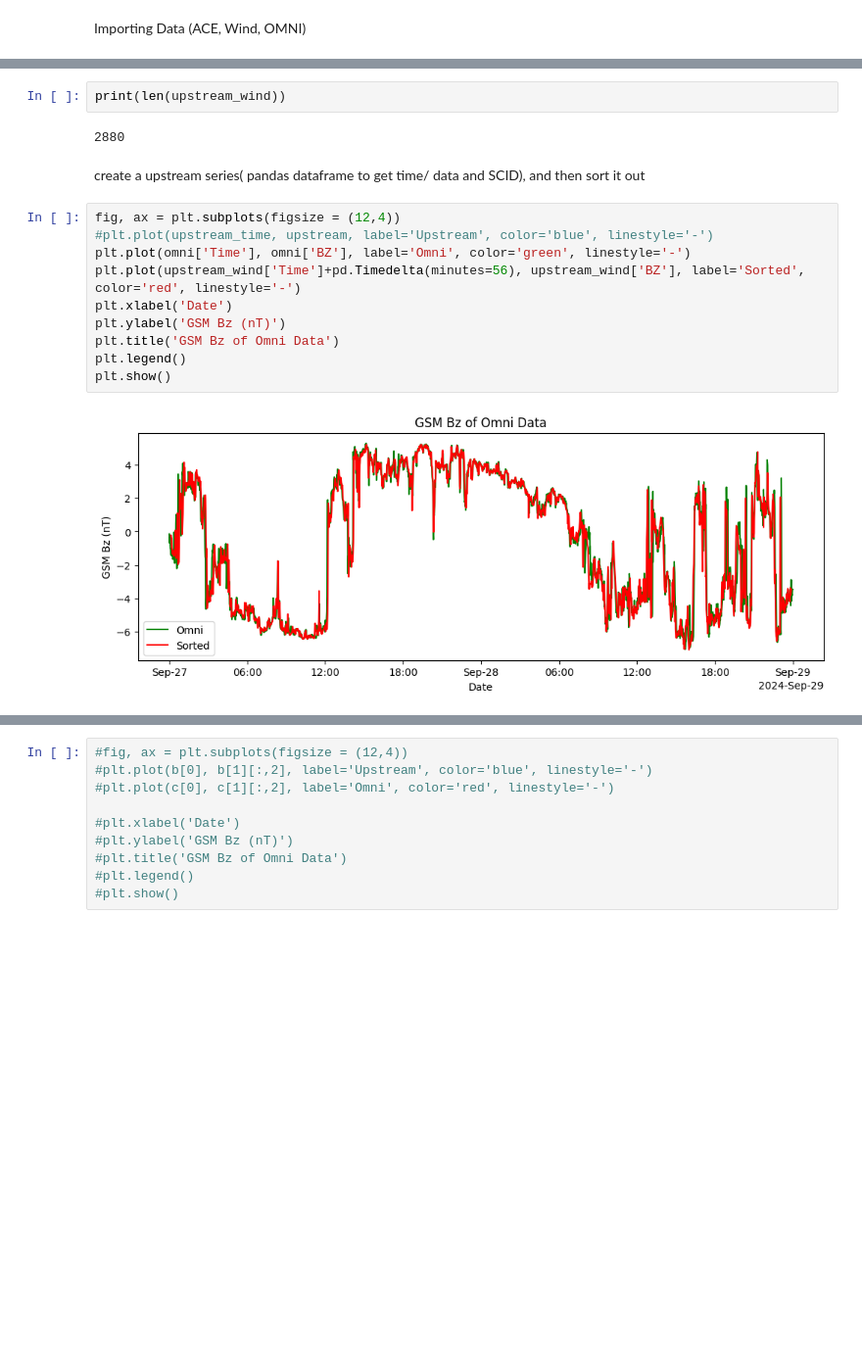
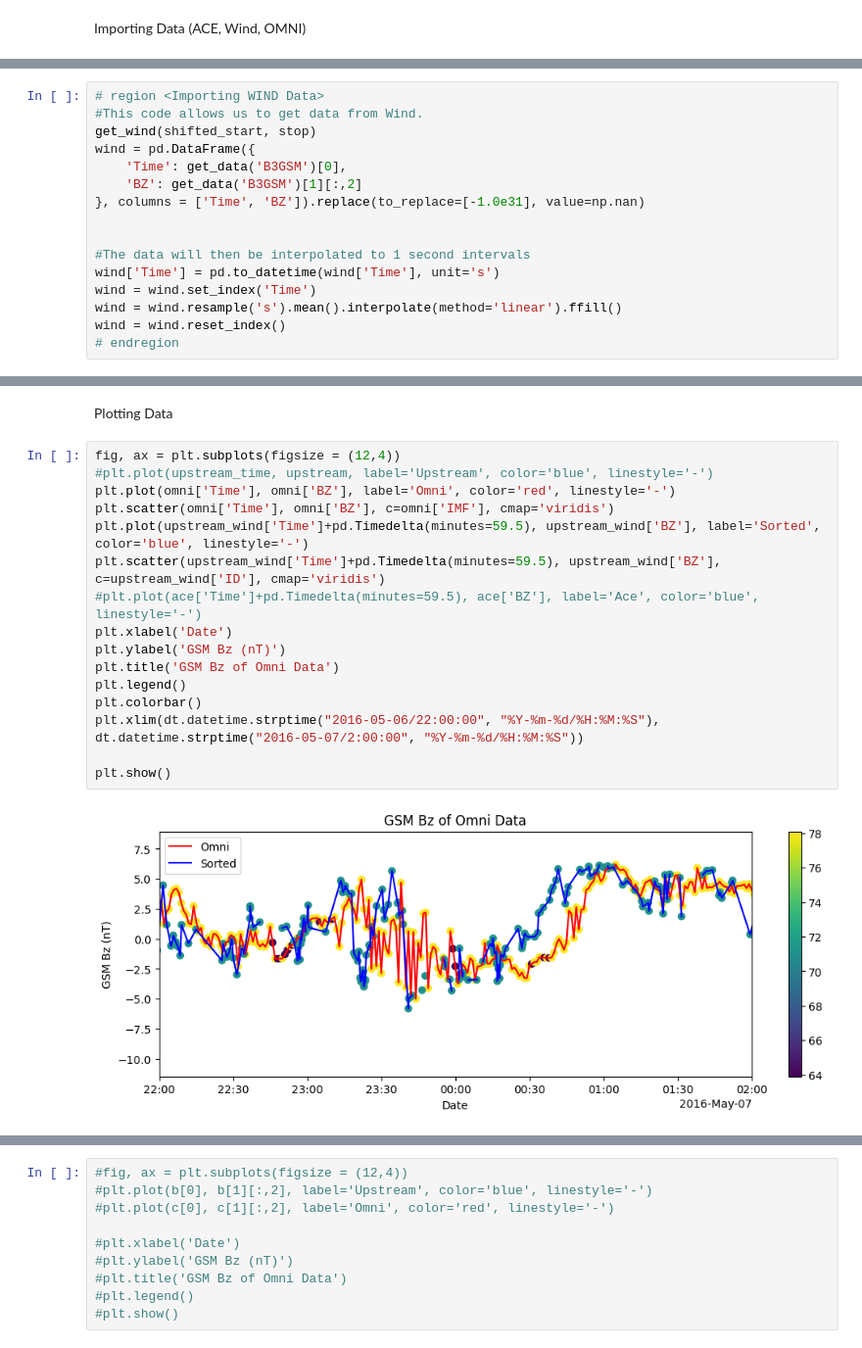
Before and after one commit to brianli755/L1_Prop, a Jupyter notebook: WindOrAce.ipynb, the cells around one changed output, grey strips where cells are left out. Shown: that part at 98% size. Saved outputs shown, nothing was run; the diff lists cells and outputs as text; blank space fills up the shorter version.

Commit message:
Cleaned up data, and added comments

```diff
--- a/WindOrAce.ipynb
+++ b/WindOrAce.ipynb
@@ -156,0 +120,16 @@ Name: Time, Length: 179998, dtype: datetime64[ns]
+# %%
+# region <Importing WIND Data>
+#This code allows us to get data from Wind.
+get_wind(shifted_start, stop)
+wind = pd.DataFrame({
+    'Time': get_data('B3GSM')[0],
+    'BZ': get_data('B3GSM')[1][:,2]
+}, columns = ['Time', 'BZ']).replace(to_replace=[-1.0e31], value=np.nan)
+
+
+#The data will then be interpolated to 1 second intervals
+wind['Time'] = pd.to_datetime(wind['Time'], unit='s')
+wind = wind.set_index('Time')
+wind = wind.resample('s').mean().interpolate(method='linear').ffill()
+wind = wind.reset_index()
+# endregion
@@ -188,21 +202,23 @@ avg_ts = pd.to_timedelta(pd.Series(shift)).mean()
-# %%
-print(len(upstream_wind))
-# %% [output]
-2880
-# %% [markdown]
-create a upstream series( pandas dataframe to get time/ data and SCID), and then sort it out
+# %% [markdown]
+Plotting Data
 # %%
 fig, ax = plt.subplots(figsize = (12,4))
 #plt.plot(upstream_time, upstream, label='Upstream', color='blue', linestyle='-')
-plt.plot(omni['Time'], omni['BZ'], label='Omni', color='green', linestyle='-')
-plt.plot(upstream_wind['Time']+pd.Timedelta(minutes=56), upstream_wind['BZ'], label='Sorted', color='red', linestyle='-')
+plt.plot(omni['Time'], omni['BZ'], label='Omni', color='red', linestyle='-')
+plt.scatter(omni['Time'], omni['BZ'], c=omni['IMF'], cmap='viridis')
+plt.plot(upstream_wind['Time']+pd.Timedelta(minutes=59.5), upstream_wind['BZ'], label='Sorted', color='blue', linestyle='-')
+plt.scatter(upstream_wind['Time']+pd.Timedelta(minutes=59.5), upstream_wind['BZ'], c=upstream_wind['ID'], cmap='viridis')
+#plt.plot(ace['Time']+pd.Timedelta(minutes=59.5), ace['BZ'], label='Ace', color='blue', linestyle='-')
 plt.xlabel('Date')
 plt.ylabel('GSM Bz (nT)')
 plt.title('GSM Bz of Omni Data')
 plt.legend()
+plt.colorbar()
+plt.xlim(dt.datetime.strptime("2016-05-06/22:00:00", "%Y-%m-%d/%H:%M:%S"), dt.datetime.strptime("2016-05-07/2:00:00", "%Y-%m-%d/%H:%M:%S"))
+
 plt.show()
 # %% [output]
-[figure, old version]
+[figure, new version]
 # %%
 fig, ax = plt.subplots(figsize = (12,12))
 plt.scatter(omni['BZ'], upstream_wind['BZ'], label='Upstream', color='blue')
```
Also changed, not shown: parts of 19 cells of this notebook, 21 other files.
